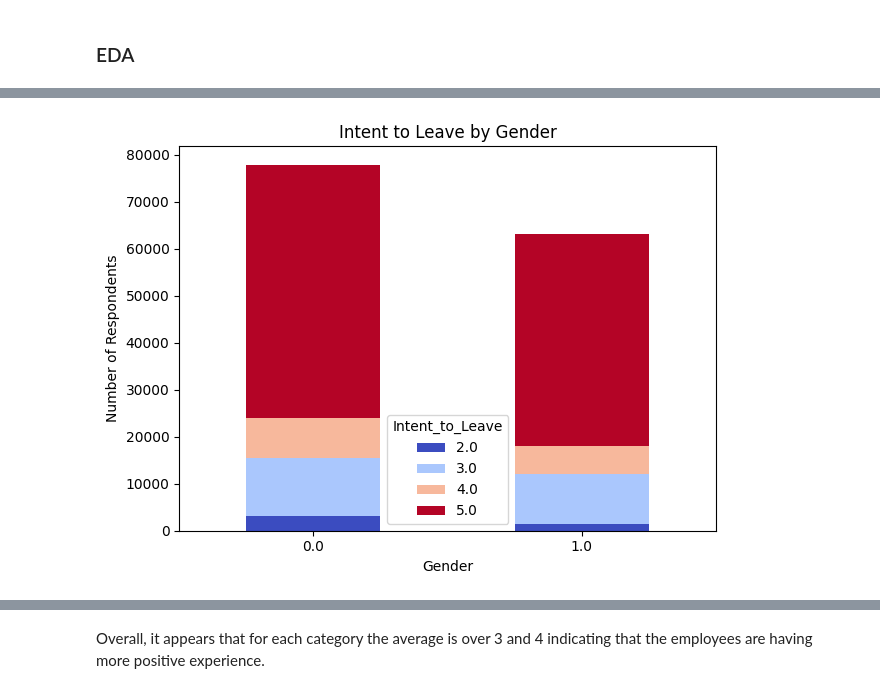
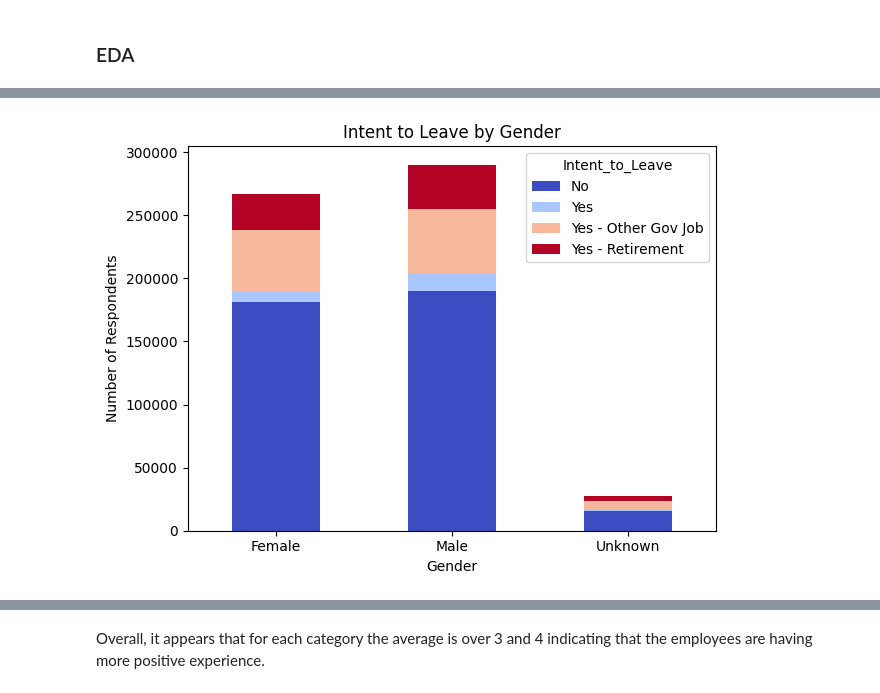
Before and after one commit to sophiaajensen/ADS599_CapstoneProject, a Jupyter notebook: 2023FEV.ipynb, the cells around one changed output, grey strips where cells are left out. Drawn from its saved outputs; the diff is of its cells as text; code cells hidden in the pictures.

```diff
--- a/2023FEV.ipynb
+++ b/2023FEV.ipynb
@@ -133,6 +156,6 @@ Since the dataset has over 625,000 rows, removing rows with missing values is a
 # %%
 # Rename demographic columns for clarity
-df_clean.rename(columns={
+clean_df.rename(columns={
     'DHISP': 'Hispanic_Origin',
     'DDIS': 'Disability_Status',
     'DAGEGRP': 'Age_Group',
@@ -143,6 +166,6 @@ df_clean.rename(columns={
     'DLEAVING': 'Intent_to_Leave'
 }, inplace=True)
 
-df_clean.head()
+clean_df.head()
 # %% [output]
 |  | Hispanic_Origin | Disability_Status | Age_Group | Gender | Supervisory_Status | Federal_Tenure | ... |
@@ -164 +178,28 @@ df_clean['Supervisory_Status'] = df_clean['Supervisory_Status'].replace(binary_m
+# %%
+# Identify the Demographic columns
+demographic_cols = [
+    'Hispanic_Origin', 'Disability_Status', 'Age_Group', 'Gender',
+    'Supervisory_Status', 'Federal_Tenure', 'Military_Service_Status',
+    'Intent_to_Leave'
+]
+
+demo_mappings = {
+    'Hispanic_Origin': {'A': 'Hispanic', 'B': 'Not Hispanic'},
+    'Disability_Status': {'A': 'Has Disability', 'B': 'No Disability'},
+    'Age_Group': {'A': 'Under 25', 'B': '26-29', 'C': '30-39', 'D': '40-49', 'E': '50-59', 'F': '60 and over'},
+    'Gender': {'A': 'Male', 'B': 'Female'},
+    'Supervisory_Status': {'A': 'Supervisor', 'B': 'Non-Supervisor'},
+    'Federal_Tenure': {'A': 'Under 1 year', 'B': '1-3 years', 'C': '4-10 years', 'D': 'Over 10 years'},
+    'Military_Service_Status': {'A': 'Veteran', 'B': 'Not a Veteran'},
+    'Intent_to_Leave': {
+        'A': 'No',
+        'B': 'Yes - Retirement',
+        'C': 'Yes - Other Gov Job',
+        'D': 'Yes'
+    }
+}
+
+# apply the demo_mapping to the demographic columns
+for col in demographic_cols:
+    clean_df[col] = clean_df[col].map(demo_mappings[col])
 # %%
@@ -174,3 +215,9 @@ df_clean.head()
+# %%
+# See how many Nan are in each column
+clean_df.isna().sum()
+
+for col in ['Hispanic_Origin', 'Disability_Status', 'Age_Group', 'Gender', 'Supervisory_Status']:
+    clean_df[col] = clean_df[col].fillna('Unknown')
 # %% [markdown]
 ### EDA
 # %%
@@ -222,9 +255,9 @@ Intent to leave codebook:
 # %%
-pd.crosstab(df_clean['Gender'], df_clean['Intent_to_Leave']).plot(kind='bar', stacked=True, colormap='coolwarm')
+pd.crosstab(clean_df['Gender'], clean_df['Intent_to_Leave']).plot(kind='bar', stacked=True, colormap='coolwarm')
 plt.title("Intent to Leave by Gender")
 plt.ylabel("Number of Respondents")
 plt.xticks(rotation=0)
 plt.tight_layout()
 plt.show()
 # %% [output]
-[figure, old version]
+[figure, new version]
```
Also changed, not shown: parts of 19 cells of this notebook, 1 other file.
